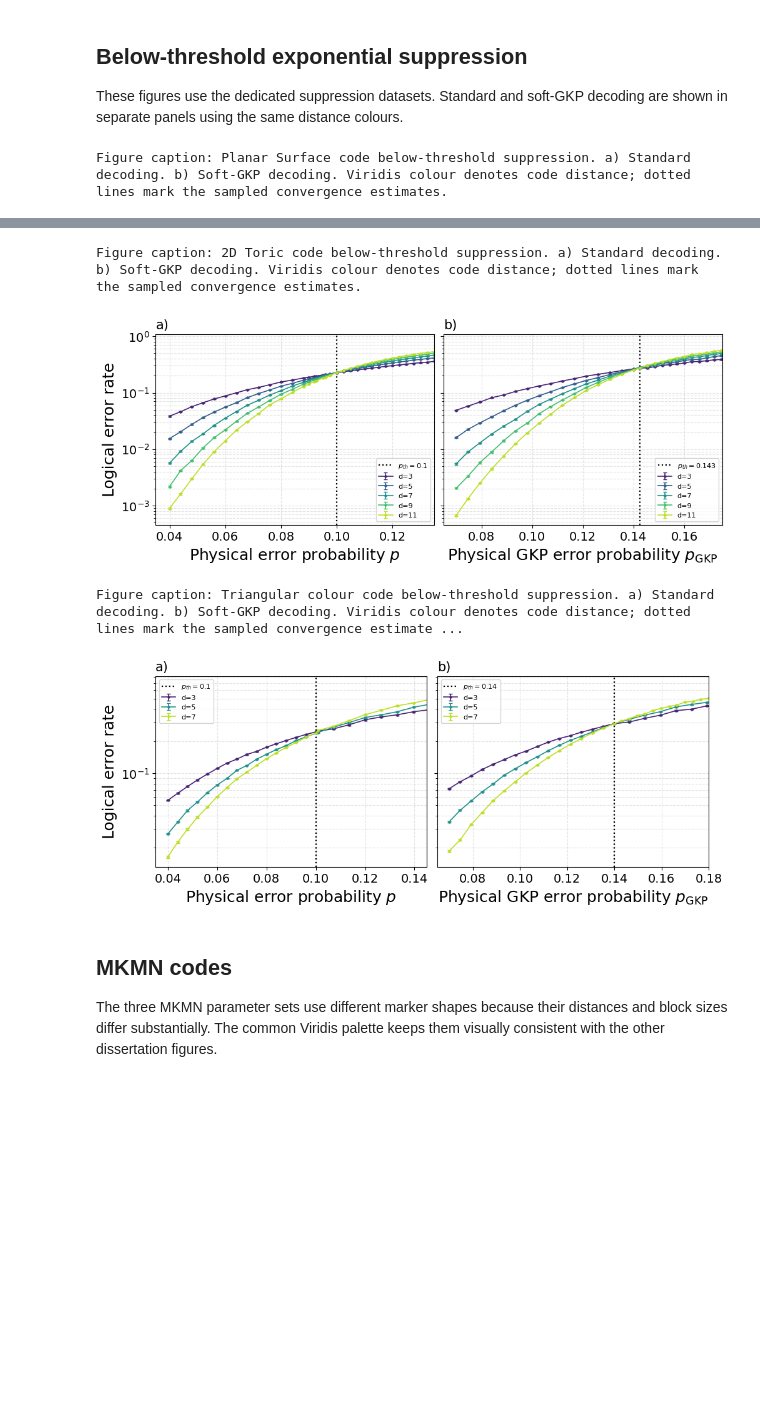
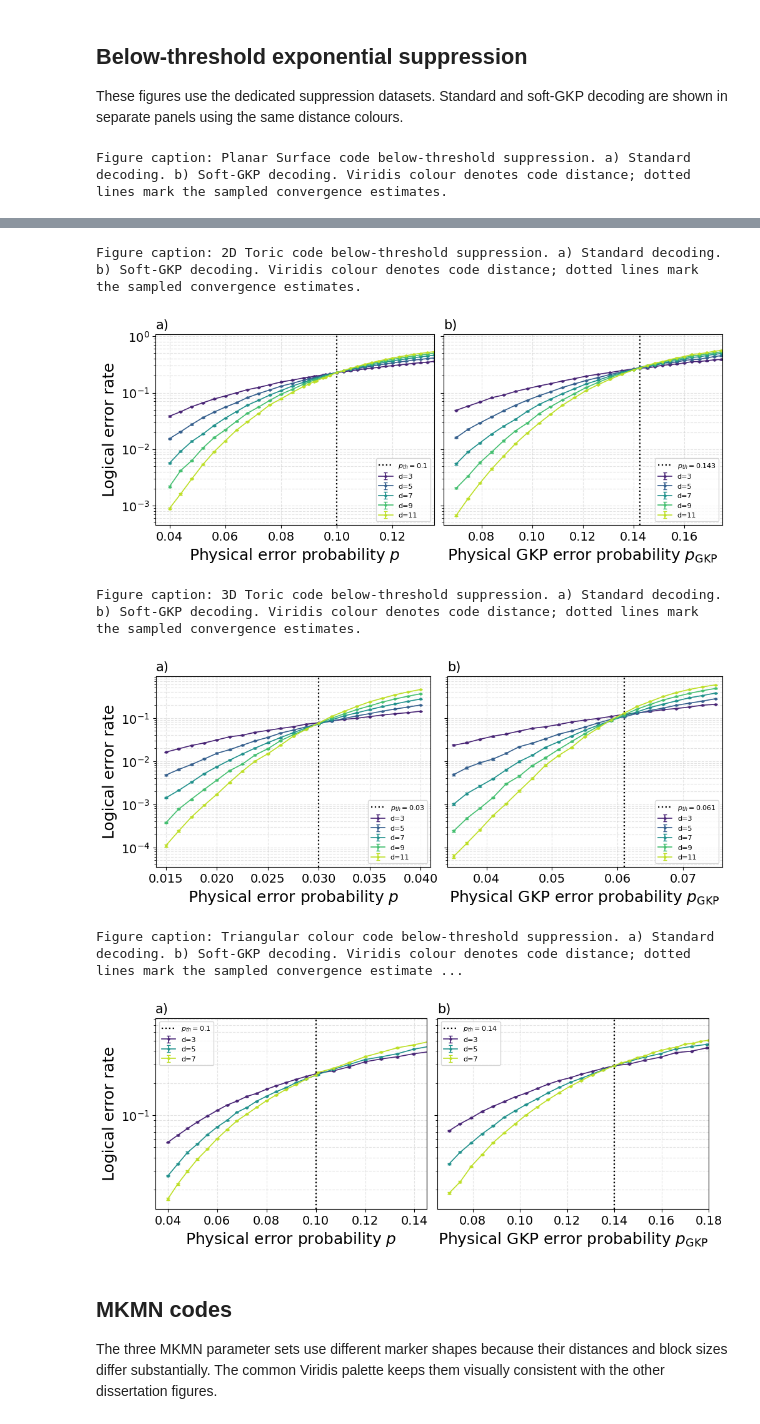
Before and after one commit to laramoyanotaylor/GKP_QEC_Project_Code, a Jupyter notebook: 0_plots_for_diss.ipynb, the cells around one changed output, grey strips where cells are left out. Saved outputs shown, nothing was run; the diff lists cells and outputs as text; code cells hidden in the pictures; blank space fills up the shorter version.

```diff
--- a/0_plots_for_diss.ipynb
+++ b/0_plots_for_diss.ipynb
@@ -226,10 +226,22 @@ suppression_families = [
     # Explicitly labeled Planar and 2D Toric in the family names
     ('Planar Surface code', (3, 5, 7, 9, 11), 'suppression_standard_surface_2d_d{d}_results.json', 'suppression_gkp_surface_2d_d{d}_results.json', 'standard_surface_2d_d{d}_results.json', 'gkp_surface_2d_d{d}_results.json', ((0.035, 0.140), (0.065, 0.180)), 'diss_suppression_surface_standard_vs_gkp.png'),
     ('2D Toric code', (3, 5, 7, 9, 11), 'suppression_standard_toric_2d_d{d}_results.json', 'suppression_gkp_toric_2d_d{d}_results.json', 'standard_toric_2d_d{d}_results.json', 'gkp_toric_2d_d{d}_results.json', ((0.035, 0.135), (0.065, 0.175)), 'diss_suppression_toric_standard_vs_gkp.png'),
+    ('3D Toric code', (3, 5, 7, 9, 11), 'suppression_standard_toric_spacetime_d{d}_results.json', 'suppression_gkp_toric_spacetime_d{d}_results.json', 'suppression_standard_toric_spacetime_d{d}_results.json', 'suppression_gkp_toric_spacetime_d{d}_results.json', ((0.014, 0.041), (0.034, 0.076)), 'diss_suppression_toric_spacetime_standard_vs_gkp.png'),
     ('Triangular colour code', (3, 5, 7), 'suppression_standard_colour_code_triangular_xz_d{d}_results.json', 'suppression_gkp_colour_code_triangular_xz_d{d}_results.json', 'standard_colour_code_triangular_xz_d{d}_results.json', 'gkp_colour_code_triangular_xz_d{d}_results.json', ((0.035, 0.145), (0.065, 0.180)), 'diss_suppression_colour_standard_vs_gkp.png'),
 ]
 
 for (family, distances, suppression_standard, suppression_gkp, threshold_standard, threshold_gkp, xlimits, output) in suppression_families:
+    if family == '3D Toric code':
+        # Automatically admit a distance after both pulled files contain the full sweep.
+        complete_distances = []
+        for distance in distances:
+            point_counts = []
+            for pattern in (suppression_standard, suppression_gkp):
+                with Path(pattern.format(d=distance)).open(encoding='utf-8') as file:
+                    point_counts.append(len(next(iter(json.load(file).values()))))
+            if min(point_counts) >= 21:
+                complete_distances.append(distance)
+        distances = tuple(complete_distances)
     # Print statement clearly clarifying Planar or 2D Toric details
     print_caption(f'{family} below-threshold suppression. a) Standard decoding. b) Soft-GKP decoding. Viridis colour denotes code distance; dotted lines mark the sampled convergence estimates.')
 
@@ -243,35 +255,37 @@ for (family, distances, suppression_standard, suppression_gkp, threshold_standar
         for distance in distances:
             physical, rate, error = merge_curve_ranges(suppression_pattern.format(d=distance), extension_pattern.format(d=distance))
             panel_curves.append((physical, rate))
 
             visible = (physical > 0) & (rate > 0)
             axis.errorbar(physical[visible], rate[visible], yerr=error[visible], marker='o', ms=2.2, capsize=2, linewidth=1.2, color=colours[distance], label=f'd={distance}')
 
         threshold_val = closest_connected_point(panel_curves)
         axis.axvline(threshold_val, color='black', linestyle=':', linewidth=1.6, label=fr'$p_{{th}}={threshold_val:.3g}$')
 
         axis.set_title(panel_label, loc='left')
         axis.set_yscale('log')
         axis.set_xlim(*xlim)
         axis.grid(True, which='both', linestyle='--', alpha=0.35)
         axis.legend(fontsize=8)
 
     # Correct multi-axes indexing layout configurations
     axes[0].set_xlabel(r'Physical error probability $p$')
     axes[1].set_xlabel(r'Physical GKP error probability $p_{\mathrm{GKP}}$')
 
     # Unified y-axis label for all plots
     axes[0].set_ylabel('Logical error rate')
 
     fig.savefig(output, dpi=300, bbox_inches='tight')
     plt.show()
 # %% [output]
 Figure caption: Planar Surface code below-threshold suppression. a) Standard decoding. b) Soft-GKP decoding. Viridis colour denotes code distance; dotted lines mark the sampled convergence estimates.
 [figure]
 Figure caption: 2D Toric code below-threshold suppression. a) Standard decoding. b) Soft-GKP decoding. Viridis colour denotes code distance; dotted lines mark the sampled convergence estimates.
 [figure]
-Figure caption: Triangular colour code below-threshold suppression. a) Standard decoding. b) Soft-GKP decoding. Viridis colour denotes code distance; dotted lines mark the sampled convergence estimate ...
+Figure caption: 3D Toric code below-threshold suppression. a) Standard decoding. b) Soft-GKP decoding. Viridis colour denotes code distance; dotted lines mark the sampled convergence estimates.
-[figure, old version]
+[figure, new version]
+Figure caption: Triangular colour code below-threshold suppression. a) Standard decoding. b) Soft-GKP decoding. Viridis colour denotes code distance; dotted lines mark the sampled convergence estimate ...
+[figure, added]
 # %% [markdown]
 ## MKMN codes
 
```
Also changed, not shown: parts of 4 cells of this notebook.
